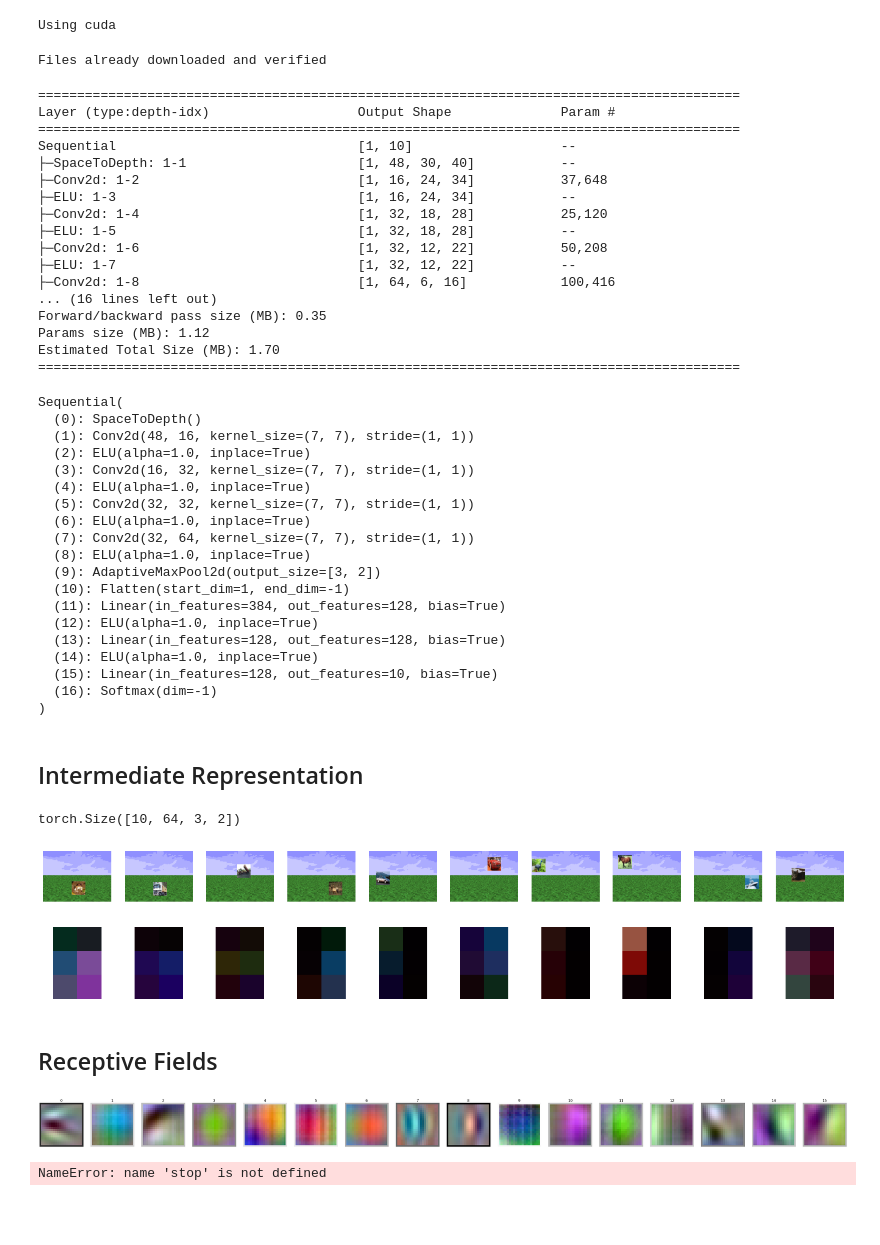
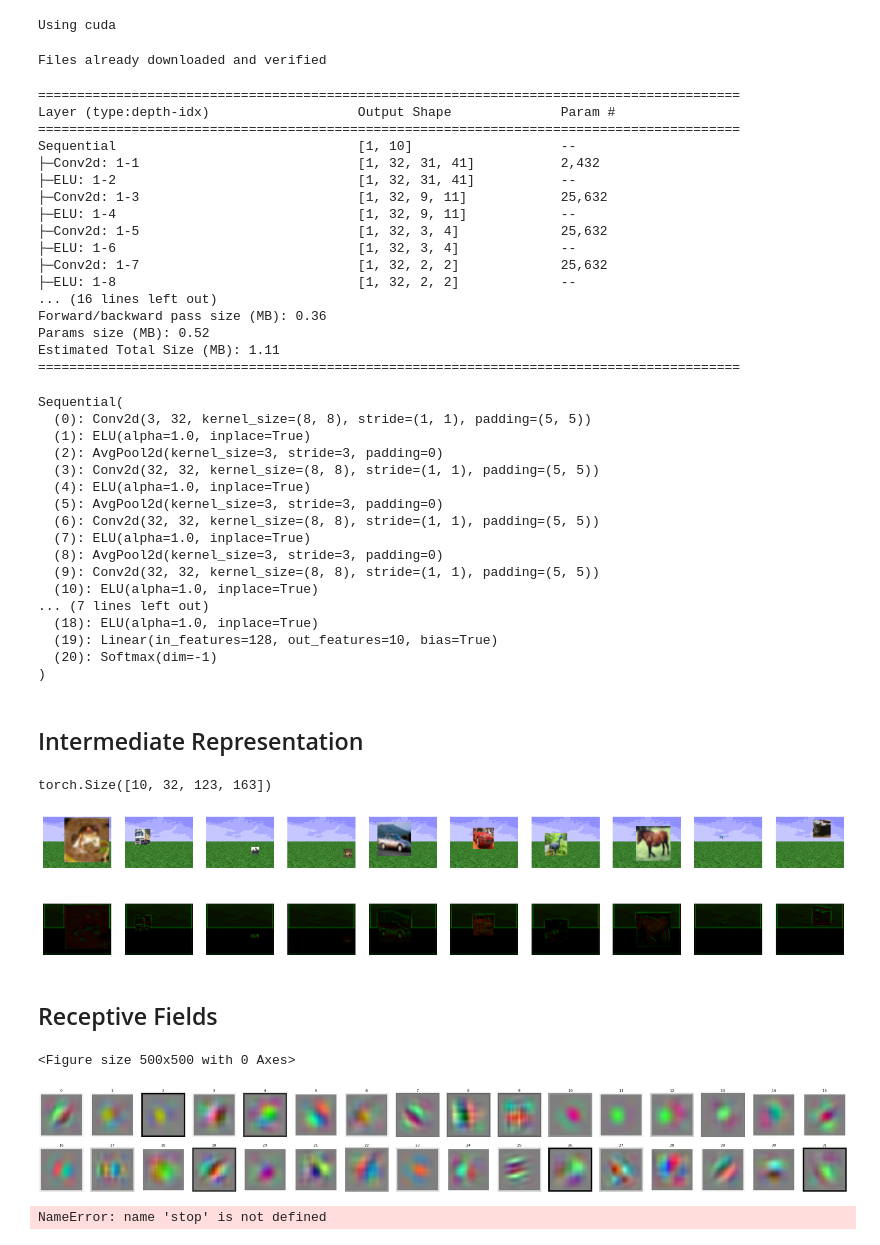
Before and after one commit to fabioseel/receptive-fields, a Jupyter notebook: src/evaluation.ipynb, the cells around one changed output. Drawn from its saved outputs; the diff is of its cells as text; code cells hidden in the pictures; blank space fills up the shorter version.

Commit message:
chore: notebook updates areadne sprint

```diff
--- a/src/evaluation.ipynb
+++ b/src/evaluation.ipynb
@@ -23,13 +24,17 @@ print("Using", device)
 # %% [output]
 Using cuda
 # %%
-model_path = "../models/bg_transform/mod2_retinal_no_scale"
+model_path = "../models/areadne_grid_factor4/stride_large_ks5"
 model, train_data= open_experiment(model_path)
 train_loader = DataLoader(train_data, batch_size=10, shuffle=False)
 
 in_channels = model.in_channels
 img_size = model.img_size
 
+# model_conf = model.config['config']
+# model_conf['padding']=100
+# model=SimpleCNN(**model_conf)
+
 model = model.get_sequential()
 summary(model, (1,in_channels,*img_size[::-1]))
 # %% [output]
@@ -38,65 +43,68 @@ Files already downloaded and verified
 Layer (type:depth-idx)                   Output Shape              Param #
 ==========================================================================================
 Sequential                               [1, 10]                   --
-├─SpaceToDepth: 1-1                      [1, 48, 30, 40]           --
-├─Conv2d: 1-2                            [1, 16, 24, 34]           37,648
-├─ELU: 1-3                               [1, 16, 24, 34]           --
-├─Conv2d: 1-4                            [1, 32, 18, 28]           25,120
-├─ELU: 1-5                               [1, 32, 18, 28]           --
-├─Conv2d: 1-6                            [1, 32, 12, 22]           50,208
-├─ELU: 1-7                               [1, 32, 12, 22]           --
-├─Conv2d: 1-8                            [1, 64, 6, 16]            100,416
+├─Conv2d: 1-1                            [1, 32, 31, 41]           2,432
+├─ELU: 1-2                               [1, 32, 31, 41]           --
+├─Conv2d: 1-3                            [1, 32, 9, 11]            25,632
+├─ELU: 1-4                               [1, 32, 9, 11]            --
+├─Conv2d: 1-5                            [1, 32, 3, 4]             25,632
+├─ELU: 1-6                               [1, 32, 3, 4]             --
+├─Conv2d: 1-7                            [1, 32, 2, 2]             25,632
+├─ELU: 1-8                               [1, 32, 2, 2]             --
 ... (16 lines left out)
-Forward/backward pass size (MB): 0.35
-Params size (MB): 1.12
-Estimated Total Size (MB): 1.70
+Forward/backward pass size (MB): 0.36
+Params size (MB): 0.52
+Estimated Total Size (MB): 1.11
 ==========================================================================================
 # %%
 model.eval()
 # %% [output]
 Sequential(
-  (0): SpaceToDepth()
-  (1): Conv2d(48, 16, kernel_size=(7, 7), stride=(1, 1))
-  (2): ELU(alpha=1.0, inplace=True)
-  (3): Conv2d(16, 32, kernel_size=(7, 7), stride=(1, 1))
+  (0): Conv2d(3, 32, kernel_size=(8, 8), stride=(1, 1), padding=(5, 5))
+  (1): ELU(alpha=1.0, inplace=True)
+  (2): AvgPool2d(kernel_size=3, stride=3, padding=0)
+  (3): Conv2d(32, 32, kernel_size=(8, 8), stride=(1, 1), padding=(5, 5))
   (4): ELU(alpha=1.0, inplace=True)
-  (5): Conv2d(32, 32, kernel_size=(7, 7), stride=(1, 1))
-  (6): ELU(alpha=1.0, inplace=True)
-  (7): Conv2d(32, 64, kernel_size=(7, 7), stride=(1, 1))
-  (8): ELU(alpha=1.0, inplace=True)
-  (9): AdaptiveMaxPool2d(output_size=[3, 2])
-  (10): Flatten(start_dim=1, end_dim=-1)
-  (11): Linear(in_features=384, out_features=128, bias=True)
-  (12): ELU(alpha=1.0, inplace=True)
-  (13): Linear(in_features=128, out_features=128, bias=True)
-  (14): ELU(alpha=1.0, inplace=True)
-  (15): Linear(in_features=128, out_features=10, bias=True)
-  (16): Softmax(dim=-1)
+  (5): AvgPool2d(kernel_size=3, stride=3, padding=0)
+  (6): Conv2d(32, 32, kernel_size=(8, 8), stride=(1, 1), padding=(5, 5))
+  (7): ELU(alpha=1.0, inplace=True)
+  (8): AvgPool2d(kernel_size=3, stride=3, padding=0)
+  (9): Conv2d(32, 32, kernel_size=(8, 8), stride=(1, 1), padding=(5, 5))
+  (10): ELU(alpha=1.0, inplace=True)
+... (7 lines left out)
+  (18): ELU(alpha=1.0, inplace=True)
+  (19): Linear(in_features=128, out_features=10, bias=True)
+  (20): Softmax(dim=-1)
 )
 # %% [markdown]
 ## Intermediate Representation
 # %%
 imgs = next(iter(train_loader))
-processed = model[:10](imgs[0].to(device)).cpu().detach()
+processed = model[:2](imgs[0].to(device)).cpu().detach()
 print(processed.shape)
 
 fig, axes = plt.subplots(2, 10, figsize=(20,4))
 for ax, im in zip(axes[0], imgs[0]):
     ax.imshow(im.movedim(0,2), cmap='gray')
     ax.axis('off')
 for ax, im in zip(axes[1], rescaleZeroOne(processed)):
     ax.imshow(im.movedim(0,2)[...,:3], cmap='gray', vmin=0, vmax=1)
     ax.axis('off')
 # %% [output]
-torch.Size([10, 64, 3, 2])
+torch.Size([10, 32, 123, 163])
-[figure, old version]
+[figure, new version]
 # %% [markdown]
 ## Receptive Fields
 # %%
-eff_rfs = effective_receptive_field(model[:2], n_batch=1, fill_value=0.5, device=device) # model[0].weight.detach().cpu()# TODO: High prio: fix bug in rf size estimation! padding? dilation, stride?
-multiplot(eff_rfs, color=True, individ_rescale=True, plots_per_row=16)
+eff_rfs = effective_receptive_field(model[:6], n_batch=1, fill_value=0.5, device=device) # model[0].weight.detach().cpu()# TODO: High prio: fix bug in rf size estimation! padding? dilation, stride?
+# order = torch.argsort(model[6].weight.sum(axis=(0,2,3)), descending=True).cpu()
+order = torch.argsort(eff_rfs.abs().sum(axis=(1,2,3)), descending=True)
+# eff_rfs = eff_rfs[order]
+plt.figure(figsize=(5,5))
+multiplot(eff_rfs, color=True, individ_rescale=True, plots_per_row=16, max_plots=32)
 # %% [output]
+<Figure size 500x500 with 0 Axes>
-[figure, old version]
+[figure, new version]
 # %%
 stop
 # %% [output]
```
Also changed, not shown: parts of 1 cell of this notebook, 4 other files.
